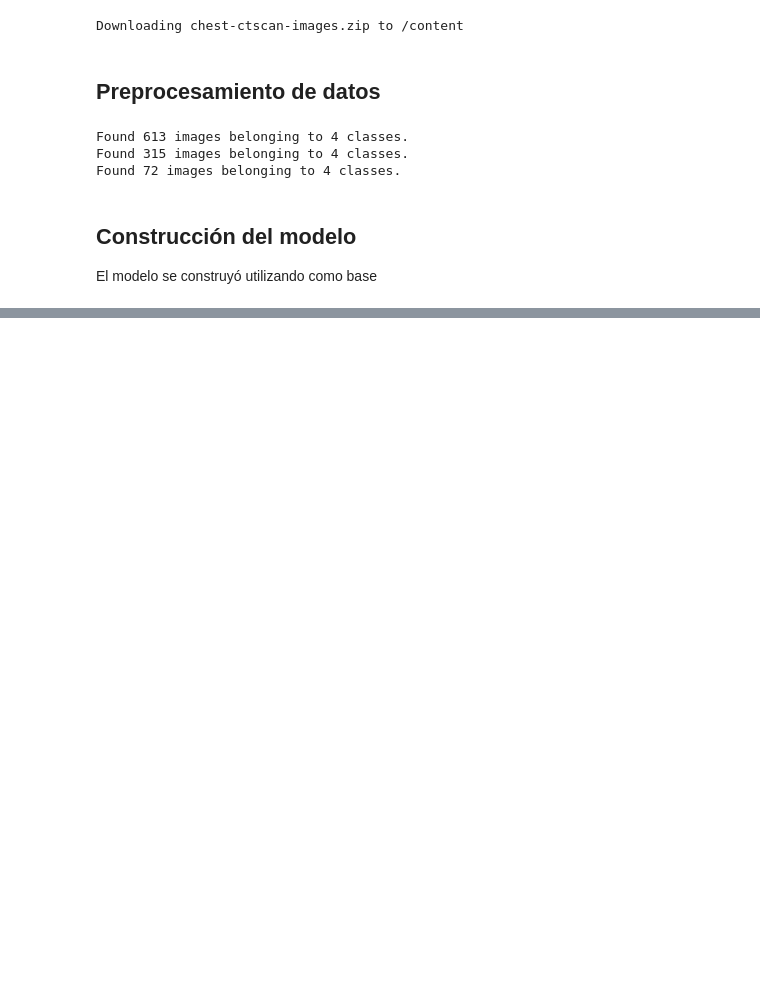
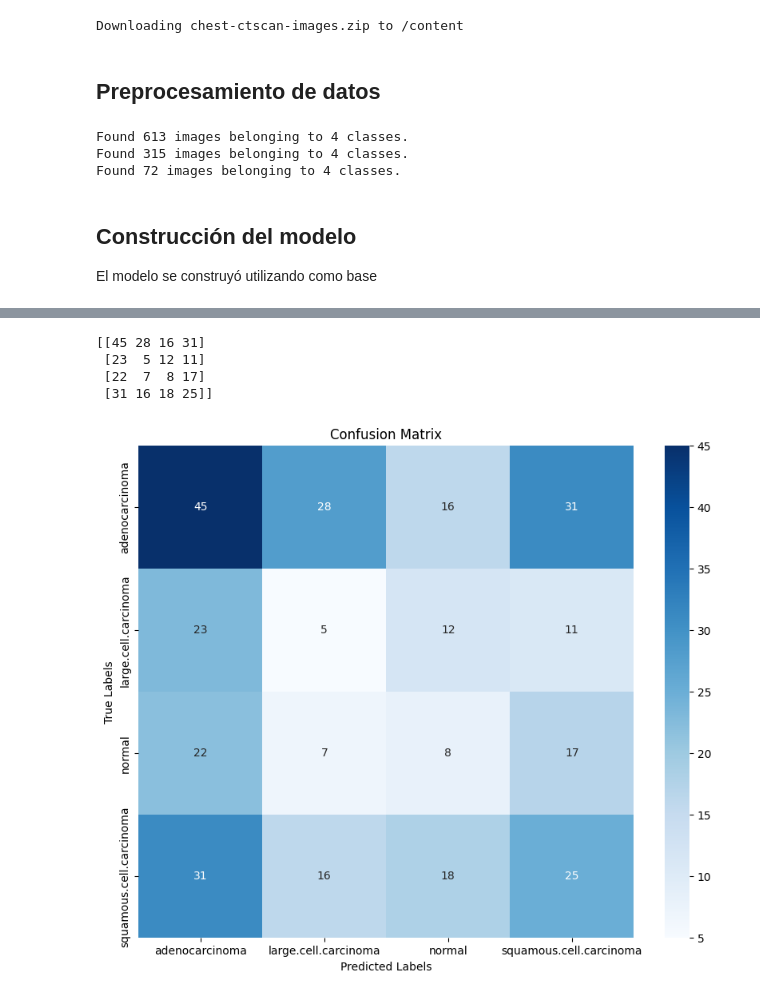
Before and after one commit to m3llad0/TC3007C, a Jupyter notebook: model.ipynb, the cells around one changed output, grey strips where cells are left out. Saved outputs shown, nothing was run; the diff lists cells and outputs as text; code cells hidden in the pictures; blank space fills up the shorter version.

```diff
--- a/model.ipynb
+++ b/model.ipynb
@@ -219,0 +305,23 @@ plt.show()
+# %%
+from sklearn.metrics import confusion_matrix
+import seaborn as sns
+
+# Generar la matriz de confusión
+conf_matrix = confusion_matrix(true_labels, predicted_labels)
+print(conf_matrix)
+# Obtener etiquetas de clases para visualización
+class_labels = list(test_generator.class_indices.keys())
+
+# Crear un mapa de calor para visualizar la matriz de confusión
+plt.figure(figsize=(10, 8))
+sns.heatmap(conf_matrix, annot=True, fmt='d', cmap='Blues', xticklabels=class_labels, yticklabels=class_labels)
+plt.xlabel('Predicted Labels')
+plt.ylabel('True Labels')
+plt.title('Confusion Matrix')
+plt.show()
+# %% [output]
+[[45 28 16 31]
+ [23  5 12 11]
+ [22  7  8 17]
+ [31 16 18 25]]
+[figure, added]
```
Also changed, not shown: parts of 16 cells of this notebook.
